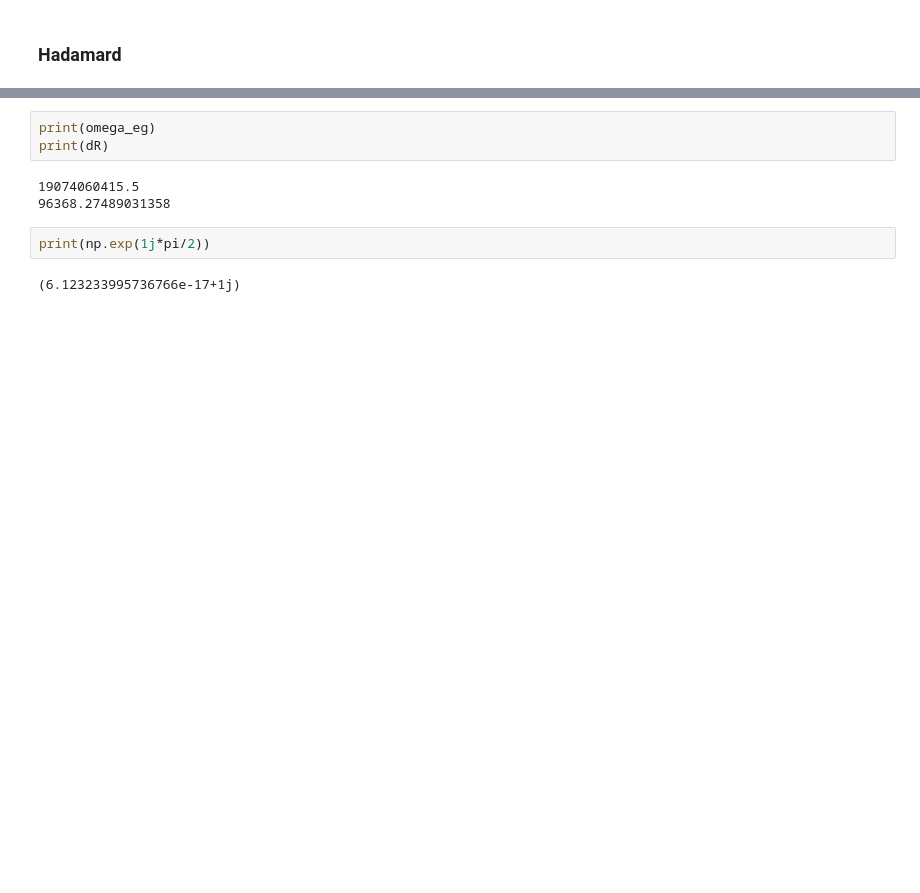
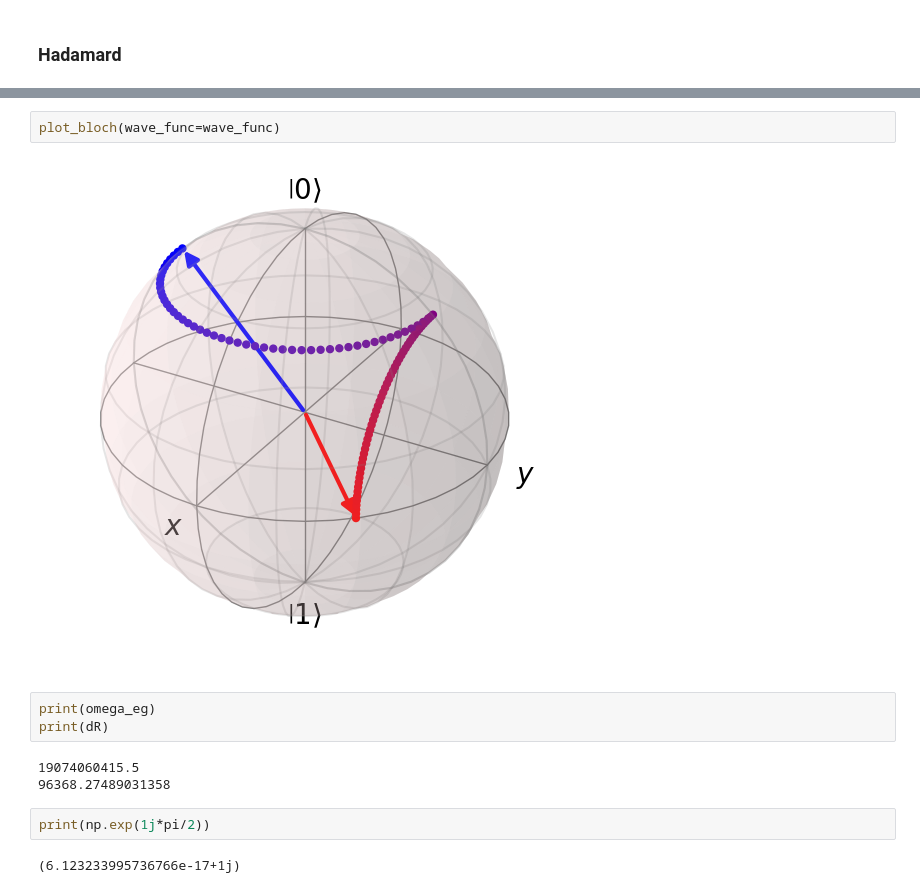
Before and after one commit to tr2g20/simulations, a Jupyter notebook: single_qubit_gates.ipynb, the cells around one changed output, grey strips where cells are left out. Drawn from its saved outputs; the diff is of its cells as text; blank space fills up the shorter version.

```diff
--- a/single_qubit_gates.ipynb
+++ b/single_qubit_gates.ipynb
@@ -131,3 +184,7 @@ print(wave_func[-1,:])
+# %%
+plot_bloch(wave_func=wave_func)
+# %% [output]
+[figure, added]
 # %%
 print(omega_eg)
 print(dR)
```
Also changed, not shown: parts of 6 cells of this notebook, 1 other file.
